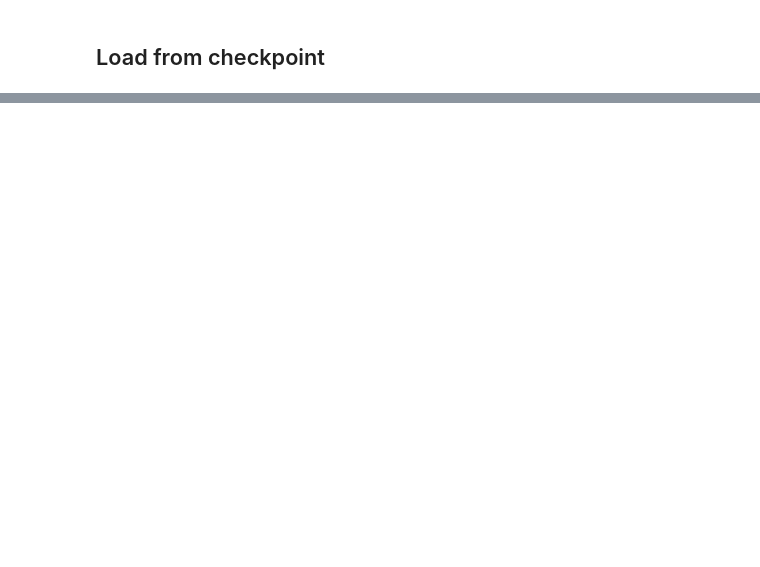
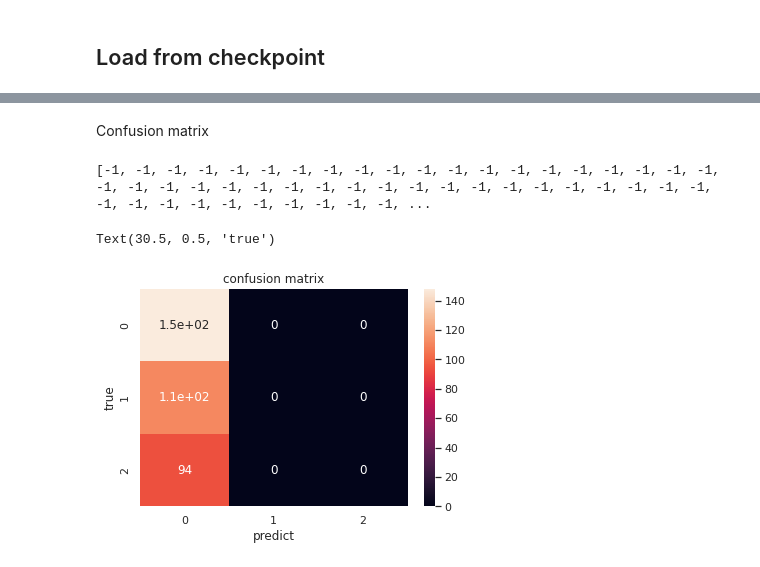
Before and after one commit to MilkywayCocktail/CSI-Imaging, a Jupyter notebook: Model1_v01b2.ipynb, the cells around one changed output, grey strips where cells are left out. Drawn from its saved outputs; the diff is of its cells as text; code cells hidden in the pictures; blank space fills up the shorter version.

```diff
--- a/Model1_v01b2.ipynb
+++ b/Model1_v01b2.ipynb
@@ -503,0 +389,17 @@ for i in range(10):
+# %%
+  #=====================test============================
+estimate = []
+test_loss = []
+ground_truth = []
+model.eval()
+for idx,(data_x,data_y) in enumerate(test_loader,0):
+    data_x = data_x.to(torch.float32).to(args.device)
+    data_y = data_y.to(torch.float32).to(args.device)
+    outputs = model(data_x)
+    loss = criterion(outputs,data_y)
+    estimate.append(outputs.cpu().detach().numpy().squeeze().tolist())
+    ground_truth.append(data_y.cpu().detach().numpy().squeeze().tolist())
+    test_loss.append(loss.item())
+    if idx%(len(test_loader)//5)==0:
+        print("\r{}/{}of test, loss={}".format(
+        idx, len(test_loader),loss.item()), end='')
@@ -504,3 +408,36 @@ for i in range(10):
+# %% [markdown]
+Confusion matrix
+# %%
+import seaborn as sns
+from sklearn.metrics import confusion_matrix
+%matplotlib inline
+
+def fromonehot(inlist):
+    out = []
+    for item in inlist:
+        if np.argmax(item) == 0:
+            out.append(-1)
+        elif np.argmax(item) == 1:
+            out.append(0)
+        elif np.argmax(item) == 2:
+            out.append(1)
+    return out
+
+print(fromonehot(estimate))
+
+sns.set()
+f,ax=plt.subplots()
+cf = confusion_matrix(fromonehot(ground_truth), fromonehot(estimate))
+
+sns.heatmap(cf,annot=True,ax=ax)
+
+ax.set_title('confusion matrix')
+ax.set_xlabel('predict')
+ax.set_ylabel('true')
+# %% [output]
+[-1, -1, -1, -1, -1, -1, -1, -1, -1, -1, -1, -1, -1, -1, -1, -1, -1, -1, -1, -1, -1, -1, -1, -1, -1, -1, -1, -1, -1, -1, -1, -1, -1, -1, -1, -1, -1, -1, -1, -1, -1, -1, -1, -1, -1, -1, -1, -1, -1, -1, ...
+Text(30.5, 0.5, 'true')
+[figure, added]
 # %%
 %matplotlib inline
 data = torch.tensor(csis, dtype=torch.float32, device='cuda:1')
```
Also changed, not shown: parts of 20 cells of this notebook.
